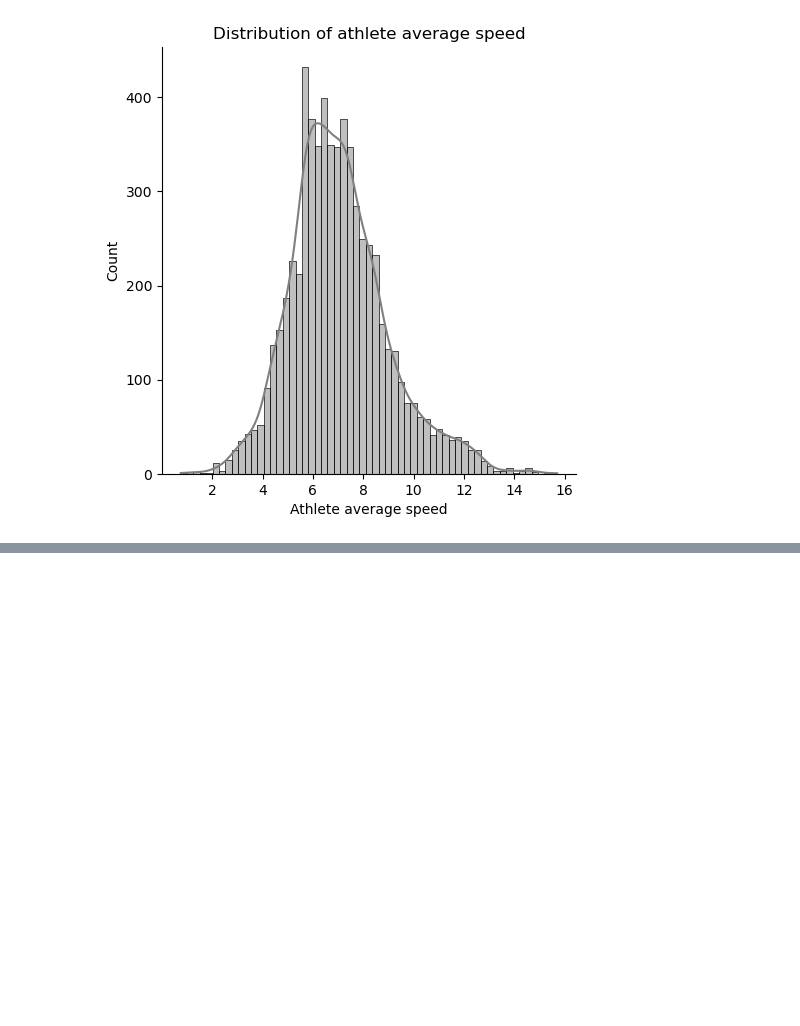
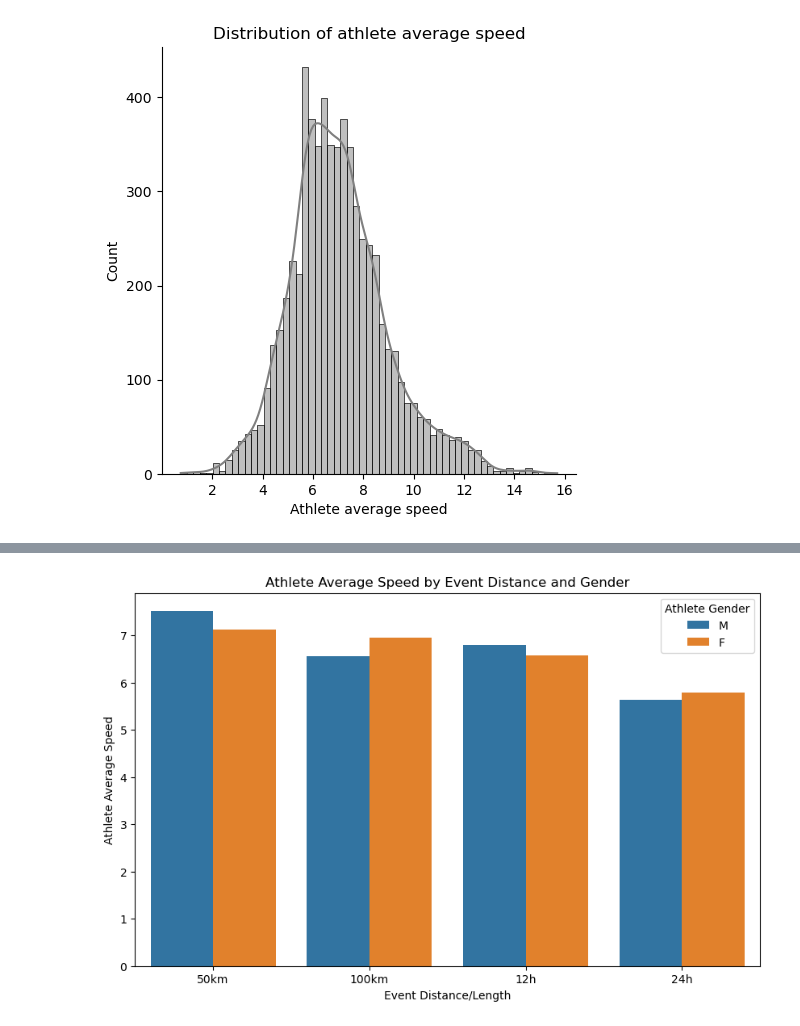
Before and after one commit to noahnoahnoahtran/project15-Indian-athlete-marathon-EDA, a Jupyter notebook: marathon_analysis.ipynb, the cells around one changed output, grey strips where cells are left out. Drawn from its saved outputs; the diff is of its cells as text; code cells hidden in the pictures; blank space fills up the shorter version.

```diff
--- a/marathon_analysis.ipynb
+++ b/marathon_analysis.ipynb
@@ -186,0 +219,5 @@ Text(0.5, 1.0, 'Distribution of athlete average speed')
+# %%
+#Distribution of athlete average speed by event distance and gender
+distance_gender=df.groupby(['Event distance/length', 'Athlete gender'])['Athlete average speed'].agg(['mean', 'count']).sort_values(by='mean', ascending=False)
+data=distance_gender.reset_index()
+data
@@ -186,0 +234,10 @@ Text(0.5, 1.0, 'Distribution of athlete average speed')
+# %%
+plt.figure(figsize=(10, 6))
+sns.barplot(x='Event distance/length', y='mean', hue='Athlete gender', data=data)
+plt.xlabel('Event Distance/Length')
+plt.ylabel('Athlete Average Speed')
+plt.title('Athlete Average Speed by Event Distance and Gender')
+plt.legend(title='Athlete Gender')
+plt.show()
+# %% [output]
+[figure, added]
```
Also changed, not shown: parts of 17 cells of this notebook.
